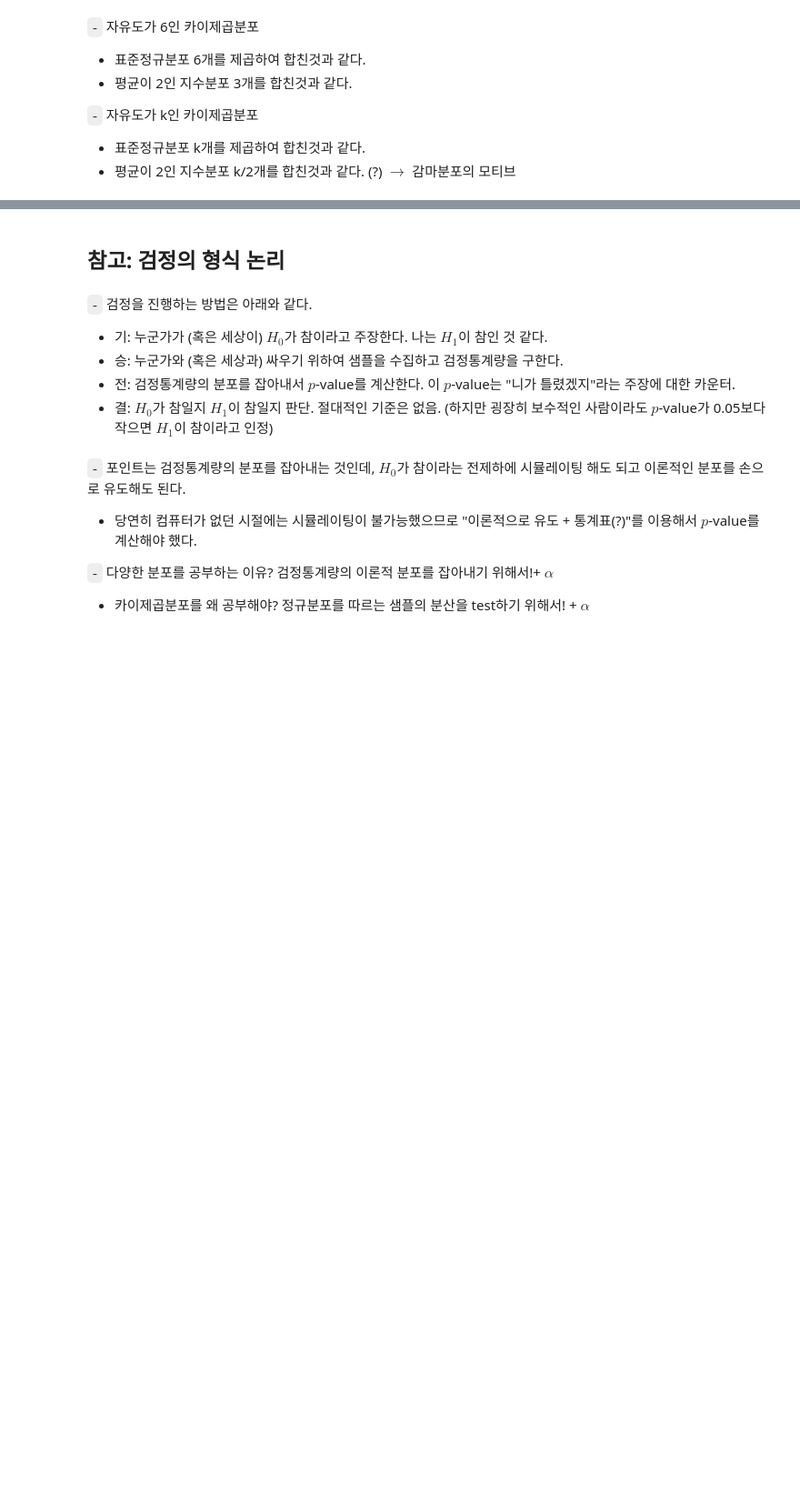
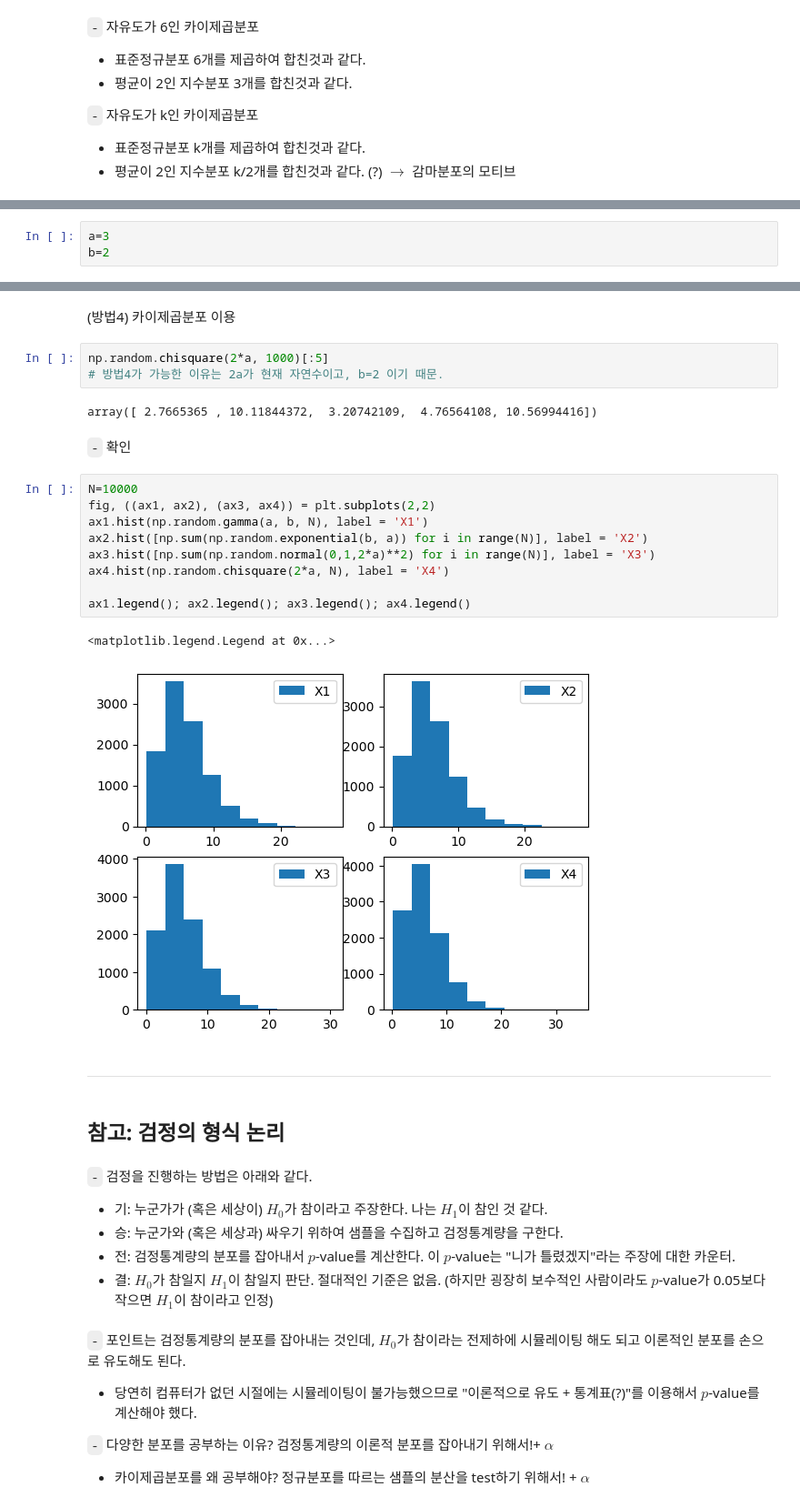
Before and after one commit to star77sa/star77sa.github.io, a Jupyter notebook: posts/Statistics/SC_1.ipynb, the cells around one changed output, grey strips where cells are left out. Shown at 91% size. Saved outputs shown, nothing was run; the diff lists cells and outputs as text; blank space fills up the shorter version.

```diff
--- a/posts/Statistics/SC_1.ipynb
+++ b/posts/Statistics/SC_1.ipynb
@@ -937,0 +943,3 @@ X1 = np.sum(np.random.normal(0,1,4)**2)
+# %%
+a=3
+b=2
@@ -938,3 +972,26 @@ X1 = np.sum(np.random.normal(0,1,4)**2)
+# %% [markdown]
+(방법4) 카이제곱분포 이용
+# %%
+np.random.chisquare(2*a, 1000)[:5]
+# 방법4가 가능한 이유는 2a가 현재 자연수이고, b=2 이기 때문.
+# %% [output]
+array([ 2.7665365 , 10.11844372,  3.20742109,  4.76564108, 10.56994416])
+# %% [markdown]
+`-` 확인
+# %%
+N=10000
+fig, ((ax1, ax2), (ax3, ax4)) = plt.subplots(2,2)
+ax1.hist(np.random.gamma(a, b, N), label = 'X1')
+ax2.hist([np.sum(np.random.exponential(b, a)) for i in range(N)], label = 'X2')
+ax3.hist([np.sum(np.random.normal(0,1,2*a)**2) for i in range(N)], label = 'X3')
+ax4.hist(np.random.chisquare(2*a, N), label = 'X4')
+
+ax1.legend(); ax2.legend(); ax3.legend(); ax4.legend()
+# %% [output]
+<matplotlib.legend.Legend at 0x...>
+[figure, added]
+# %% [markdown]
+---
 # %% [markdown]
 ## 참고: 검정의 형식 논리
 # %% [markdown]
```
Also changed, not shown: parts of 21 cells of this notebook, 6 other files.
